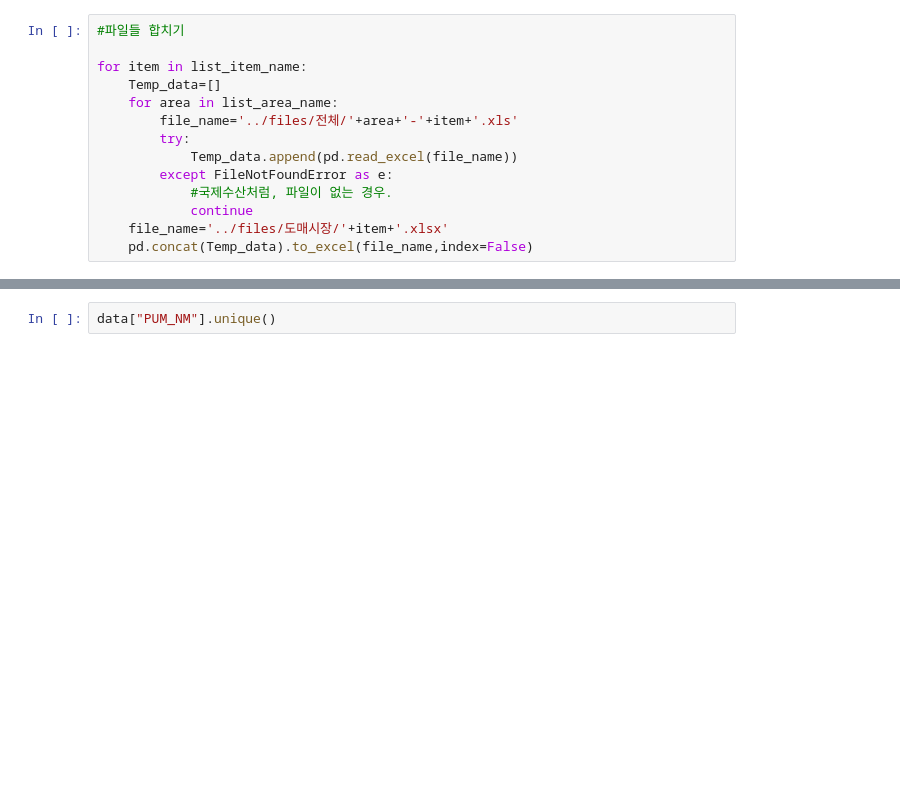
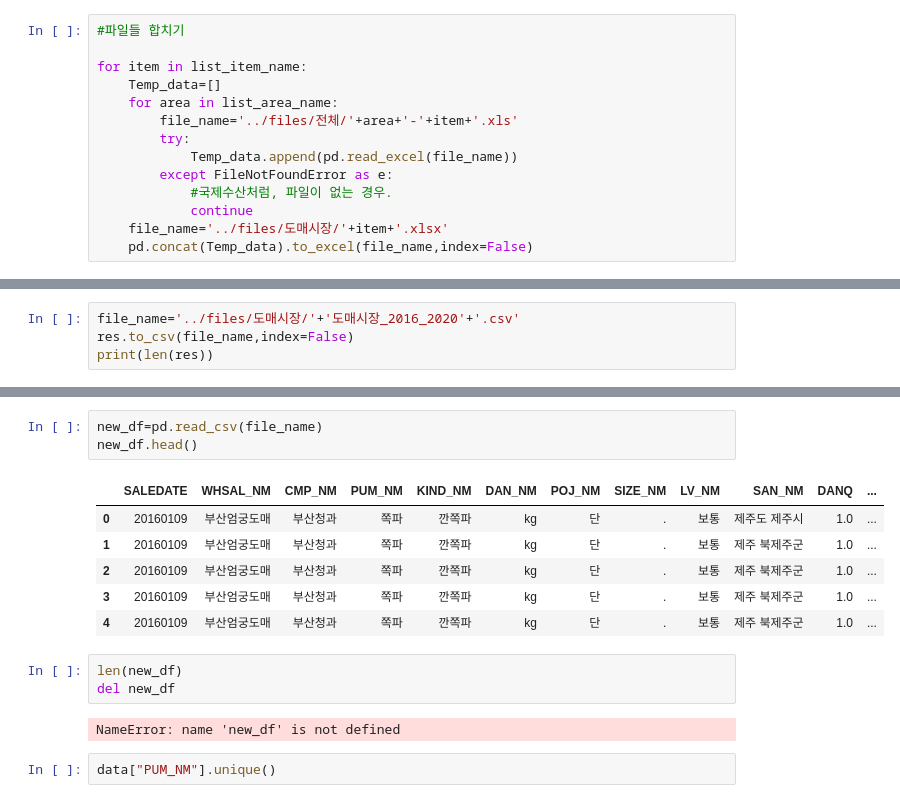
Before and after one commit to bub3690/stat_bigdata2021, a Jupyter notebook: scrap/dome_all_data.ipynb, the cells around one changed output, grey strips where cells are left out. Cells and saved outputs as stored; diff of their text form; blank space fills up the shorter version.

```diff
--- a/scrap/dome_all_data.ipynb
+++ b/scrap/dome_all_data.ipynb
@@ -28,0 +65,4 @@ data=pd.read_csv('../files/전처리/AT_TSALET_ALL_201601.csv')
+# %%
+file_name='../files/도매시장/'+'도매시장_2016_2020'+'.csv'
+res.to_csv(file_name,index=False)
+print(len(res))
@@ -40,3 +82,18 @@ data.head()
+# %%
+new_df=pd.read_csv(file_name)
+new_df.head()
+# %% [output]
+|  | SALEDATE | WHSAL_NM | CMP_NM | PUM_NM | KIND_NM | DAN_NM | POJ_NM | SIZE_NM | LV_NM | SAN_NM | DANQ | ... |
+| 0 | 20160109 | 부산엄궁도매 | 부산청과 | 쪽파 | 깐쪽파 | kg | 단 | . | 보통 | 제주도 제주시 | 1.0 | ... |
+| 1 | 20160109 | 부산엄궁도매 | 부산청과 | 쪽파 | 깐쪽파 | kg | 단 | . | 보통 | 제주 북제주군 | 1.0 | ... |
+| 2 | 20160109 | 부산엄궁도매 | 부산청과 | 쪽파 | 깐쪽파 | kg | 단 | . | 보통 | 제주 북제주군 | 1.0 | ... |
+| 3 | 20160109 | 부산엄궁도매 | 부산청과 | 쪽파 | 깐쪽파 | kg | 단 | . | 보통 | 제주 북제주군 | 1.0 | ... |
+| 4 | 20160109 | 부산엄궁도매 | 부산청과 | 쪽파 | 깐쪽파 | kg | 단 | . | 보통 | 제주 북제주군 | 1.0 | ... |
+# %%
+len(new_df)
+del new_df
+# %% [output]
+NameError: name 'new_df' is not defined
 # %%
 data["PUM_NM"].unique()
 # %% [output]
```
Also changed, not shown: parts of 6 cells of this notebook, 2 other files.
